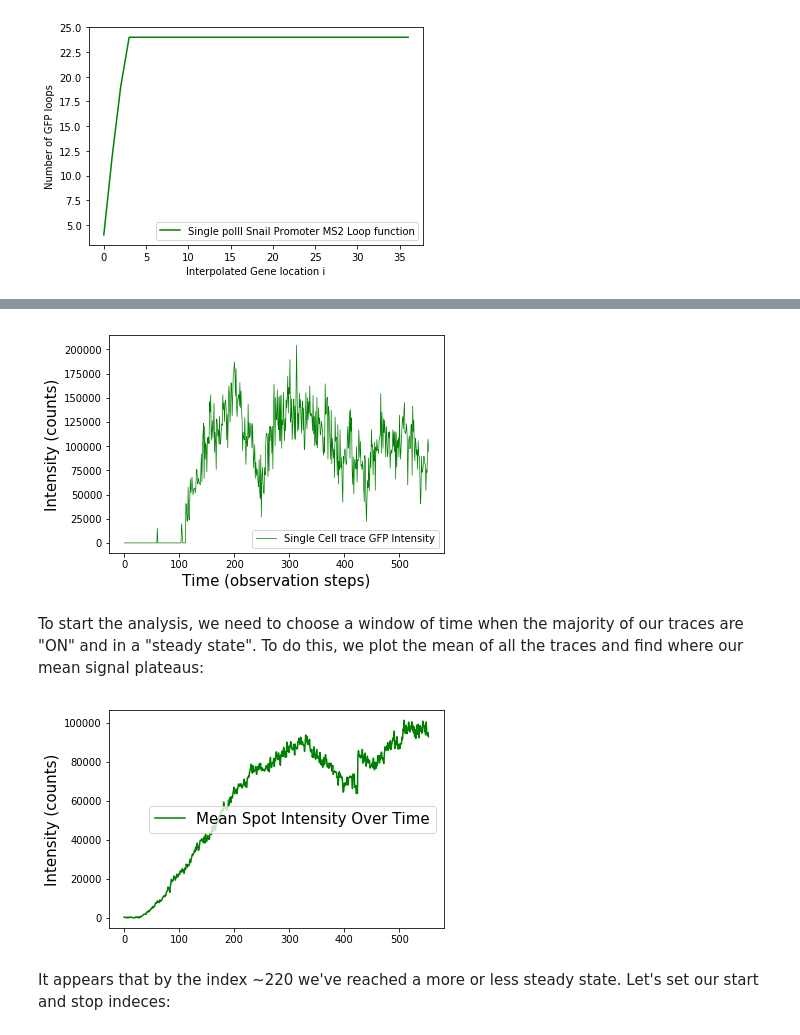
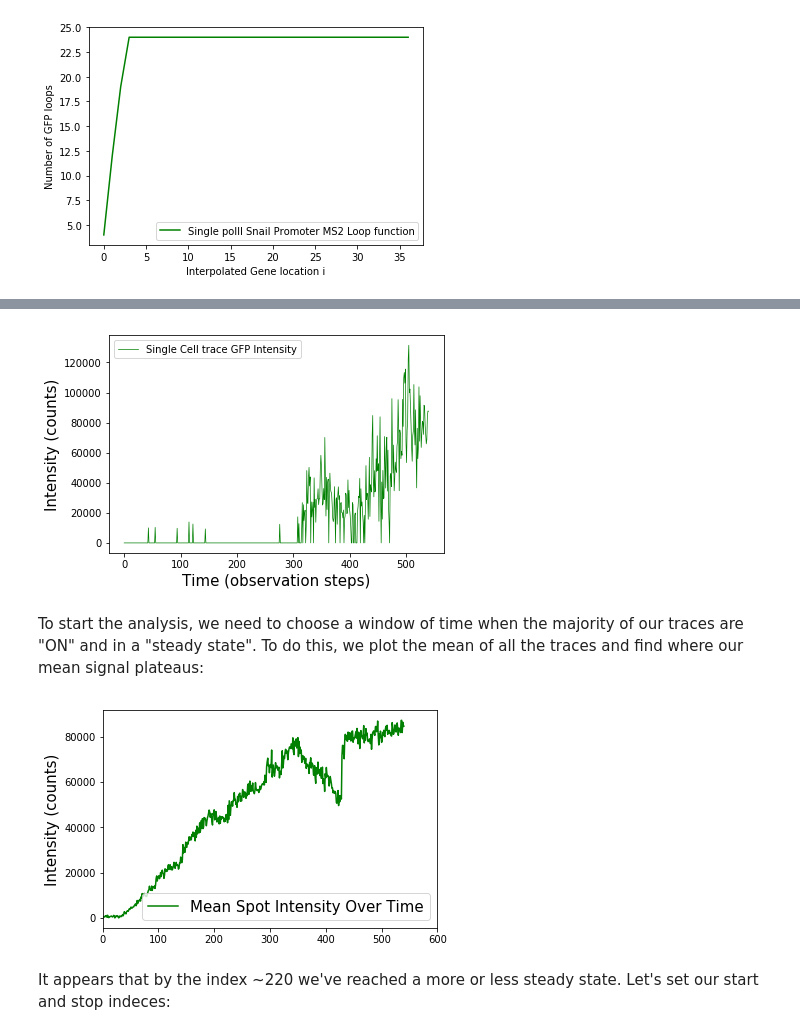
Before and after one commit to tlmakinen/bursting-IGMM, a Jupyter notebook: BurstPy/BurstPy v1.1 Walkthrough.ipynb, the cells around one changed output, grey strips where cells are left out. Saved outputs shown, nothing was run; the diff lists cells and outputs as text; code cells hidden in the pictures.

```diff
--- a/BurstPy/BurstPy v1.1 Walkthrough.ipynb
+++ b/BurstPy/BurstPy v1.1 Walkthrough.ipynb
@@ -155,6 +155,6 @@ Now that we have a working loop function, we can start the analysis. Using the T
 That is, each trace as a column in .csv format, with a unique string marking the column head. The names of each cell doesn't matter, the strings just help astropy.table read our data.
 # %%
 # Now let's read in the Snail Promoter data
-table = Table.read('snail-data/snail-control-trace-1.csv')
+table = Table.read('snail-data/snail-control-trace-2.csv')
 table
 # %% [output]
@@ -184,22 +184,23 @@ for name in table.colnames:
     datatracelist.append((np.asarray(table[name])).astype(float))
 # %%
 # Let's take a look at what these traces look like:
-plt.plot(datatracelist[20], 'g', linewidth=0.7, label = 'Single Cell trace GFP Intensity')
+plt.plot(datatracelist[2], 'g', linewidth=0.7, label = 'Single Cell trace GFP Intensity')
 plt.xlabel('Time (observation steps)', fontsize=15)
 plt.ylabel('Intensity (counts)', fontsize=15)
 plt.legend(loc='best')
 plt.show()
 # %% [output]
-[figure, old version]
+[figure, new version]
 # %% [markdown]
 To start the analysis, we need to choose a window of time when the majority of our traces are "ON" and in a "steady state". To do this, we plot the mean of all the traces and find where our mean signal plateaus:
 # %%
 plt.plot(np.mean((datatracelist), axis=0), color='g', label='Mean Spot Intensity Over Time')
 plt.legend(loc='best', fontsize=15)
 plt.ylabel('Intensity (counts)', fontsize=15)
+plt.xlim(0, 600)
 plt.show()
 # %% [output]
-[figure, old version]
+[figure, new version]
 # %% [markdown]
 It appears that by the index ~220 we've reached a more or less steady state. Let's set our start and stop indeces:
 # %%
```
Also changed, not shown: parts of 11 cells of this notebook, 5 other files.
